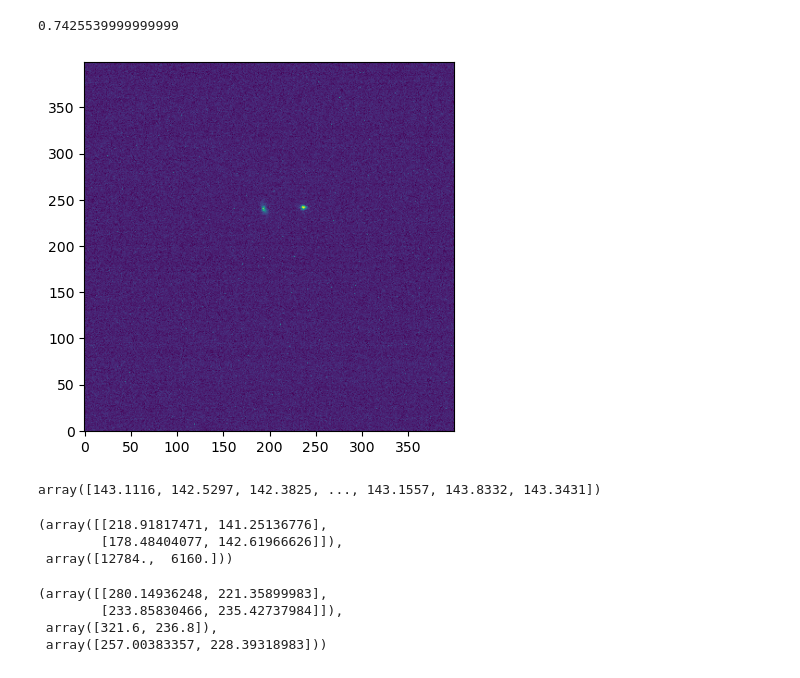
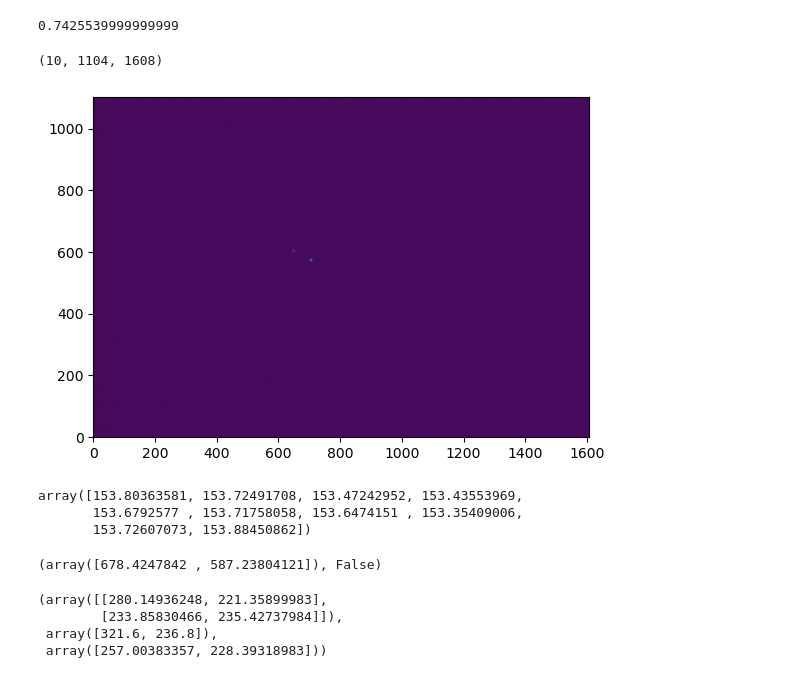
Before and after one commit to tepickering/ser_utils, a Jupyter notebook: notebooks/dimm_dev.ipynb, the cells around one changed output. Cells and saved outputs as stored; diff of their text form; code cells hidden in the pictures.

```diff
--- a/notebooks/dimm_dev.ipynb
+++ b/notebooks/dimm_dev.ipynb
@@ -42,27 +42,34 @@ plt.close('all')
 testfile = Path.home() / "SAAO/timdimm_data/indi_2023-06-24/indi_record_2023-06-24@18-21-31.ser"
 testfile = Path.home() / "SAAO/timdimm_data/indi_2023-06-24/indi_record_2023-06-24@18-18-32.ser"
 testfile = Path.home() / "SAAO/timdimm_data/indi_2023-07-03/peacock.ser"
+testfile = Path.home() / "find_boxes.ser"
+#testfile = Path.home() / "seeing.ser"
 #testfile = Path.home() / "SAAO/timdimm_data/indi_2023-12-08/indi_record_2023-12-08@20-48-35.ser"
 #testfile = Path.home() / "SAAO/timdimm_data/indi_2024-01-20/indi_record_2024-01-20@02-33-24.ser"
 d = load_ser_file(testfile)
+# %%
+d['data'].shape
+# %% [output]
+(10, 1104, 1608)
 # %%
 fig, ax = plt.subplots()
-ax.imshow(d["data"][0], origin="lower")
+ax.imshow(np.mean(d["data"], axis=0), origin="lower")
 plt.show()
 # %% [output]
-[figure, old version]
+[figure, new version]
 # %%
 np.mean(d["data"], axis=(1,2))
 # %% [output]
-array([143.1116, 142.5297, 142.3825, ..., 143.1557, 143.8332, 143.3431])
+array([153.80363581, 153.72491708, 153.47242952, 153.43553969,
+       153.6792577 , 153.71758058, 153.6474151 , 153.35409006,
+       153.72607073, 153.88450862])
 # %%
-aps = find_apertures(d['data'][0], fwhm=9)
-ap_stats = ApertureStats(d['data'][0], aps[0])
-ap_stats.centroid, ap_stats.max
+ap_im = np.mean(d["data"], axis=0)
+aps = find_apertures(ap_im, fwhm=9)
+ap_stats = ApertureStats(ap_im, aps[0])
+np.mean(ap_stats.centroid, axis=0), (ap_stats.max.max() > 16000)
 # %% [output]
-(array([[218.91817471, 141.25136776],
-        [178.48404077, 142.61966626]]),
- array([12784.,  6160.]))
+(array([678.4247842 , 587.23804121]), False)
 # %%
 ave_im = np.mean(d['data'][:10], axis=0)
 aps = find_apertures(ave_im, brightest=2)
```
